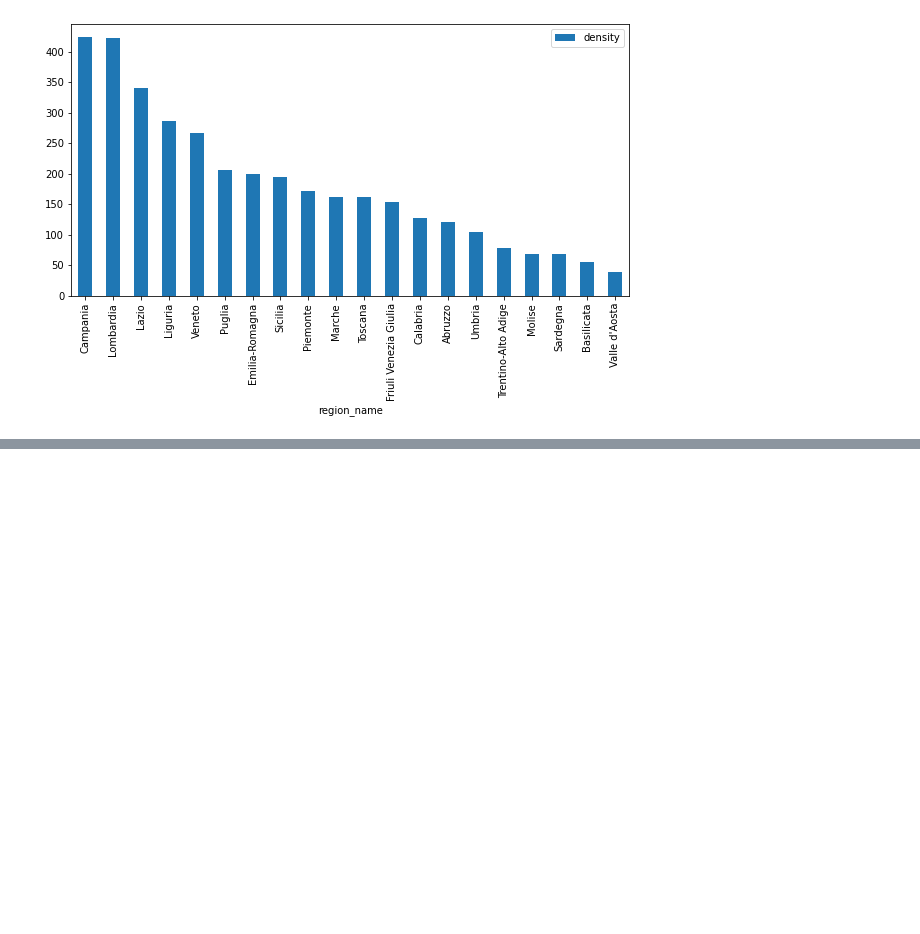
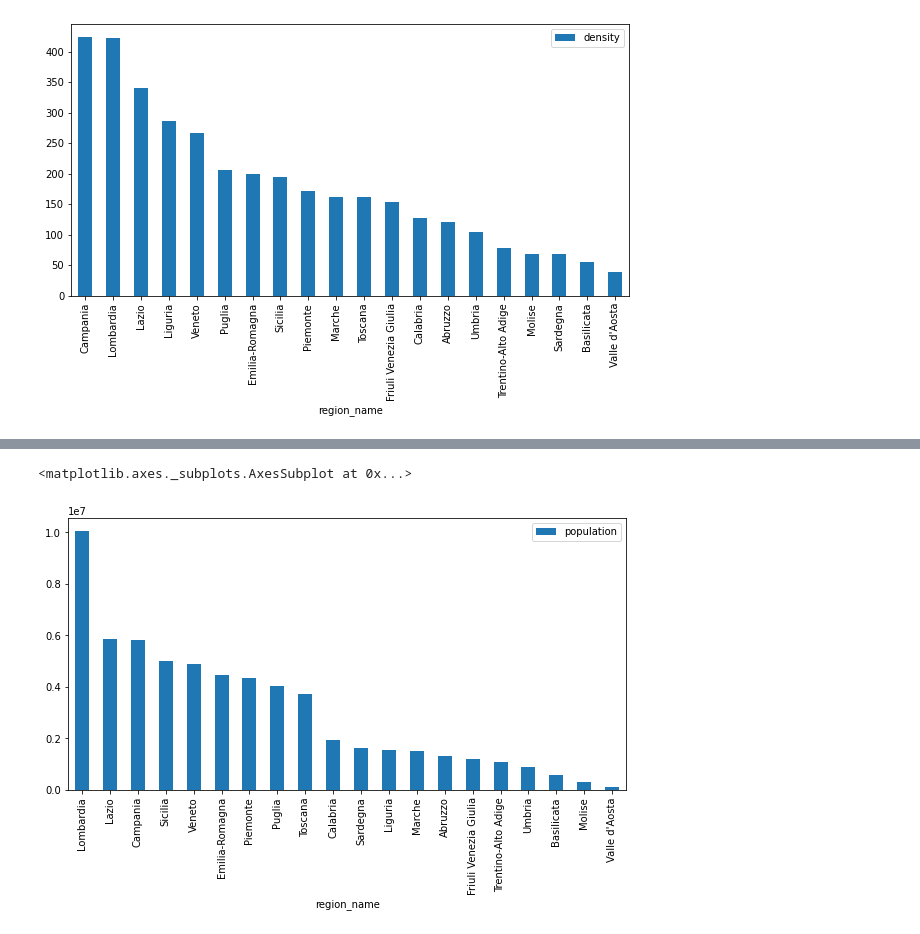
Before and after one commit to gavrilaf/covid19-stat, a Jupyter notebook: it-covid19-analysis.ipynb, the cells around one changed output, grey strips where cells are left out. Drawn from its saved outputs; the diff is of its cells as text; code cells hidden in the pictures; blank space fills up the shorter version.

```diff
--- a/it-covid19-analysis.ipynb
+++ b/it-covid19-analysis.ipynb
@@ -23,0 +42,5 @@ regions.plot.bar(x='region_name', y='dead_per_100', figsize=(10,5))
+# %%
+regions.plot.bar(x='region_name', y='population', figsize=(10,5))
+# %% [output]
+<matplotlib.axes._subplots.AxesSubplot at 0x...>
+[figure, added]
```
Also changed, not shown: parts of 17 cells of this notebook, 4 other files.
